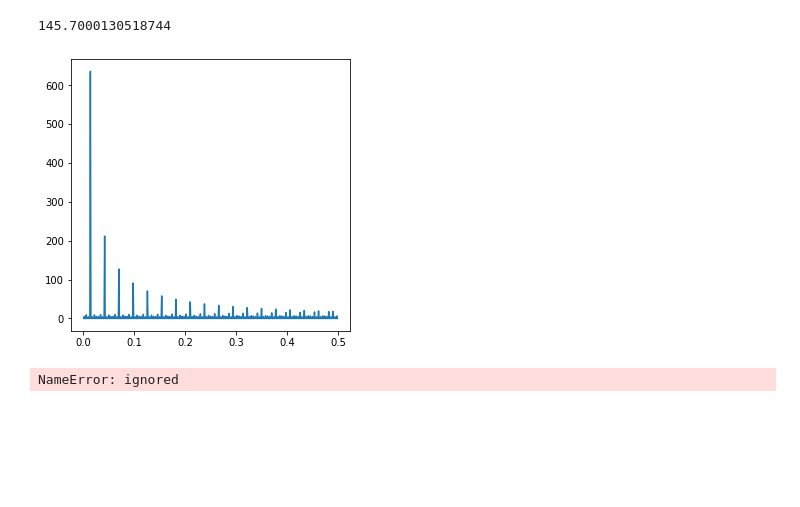
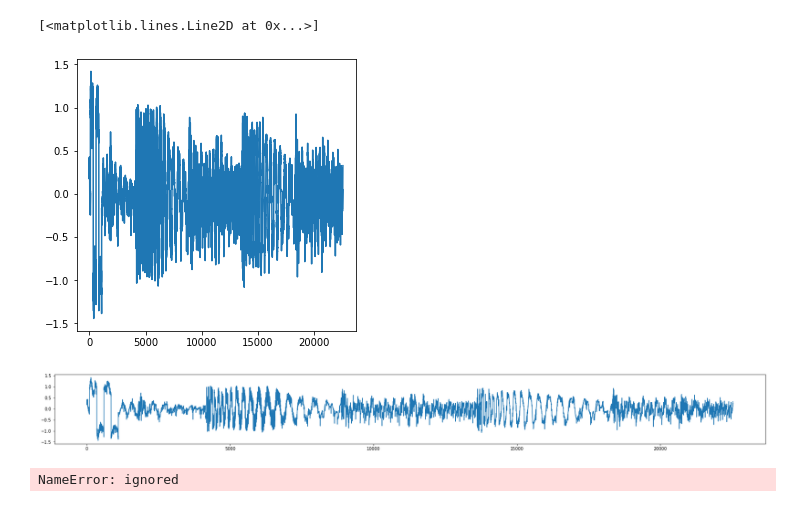
Before and after one commit to KathrynPanger/SignalDependence, a Jupyter notebook: librosa_waves_v2.ipynb, the cells around one changed output. Drawn from its saved outputs; the diff is of its cells as text; code cells hidden in the pictures; blank space fills up the shorter version.

```diff
--- a/librosa_waves_v2.ipynb
+++ b/librosa_waves_v2.ipynb
@@ -123,7 +177,7 @@ class soundSample:
     plt.show()
 # %%
 small2=soundSample("eisen.mp3")
-small2.addSquare(1, 20, 100,0.7)
+small2.addSquare(1, 10, 100, endpoint = 0.2) #minimum 0.2. Try to maximize.
 
 small2.plotSquare()
 
@@ -178,11 +264,14 @@ yes
-# %%
-st.stdev(correctPeaks)
-# %% [output]
-145.7000130518744
+# %%
+fhat=small2.combinedFhat
+ffit = np.fft.ifft(fhat) #This is the inverse fourier tranform I think
+plt.plot(ffit)
+# %% [output]
+[<matplotlib.lines.Line2D at 0x...>]
+[figure, added]
 # %%
-small2.plotSquareForier()
+small2.plotCombined()
 # %% [output]
-[figure, old version]
+[figure, new version]
 # %%
 indices = abs(small.fourier) != x
 PSDClean=small.squareAdded * indices
```
Also changed, not shown: parts of 7 cells of this notebook.
